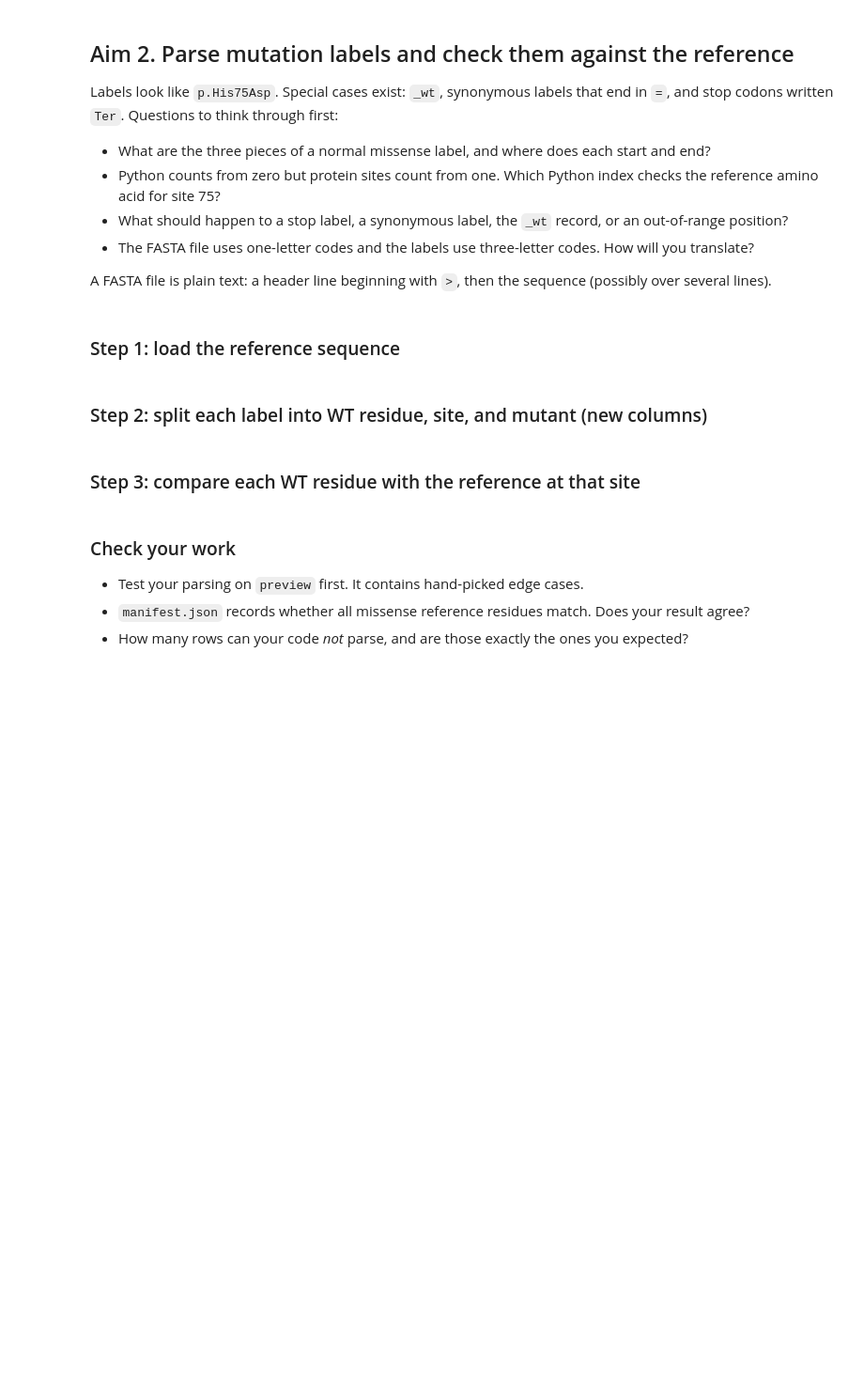
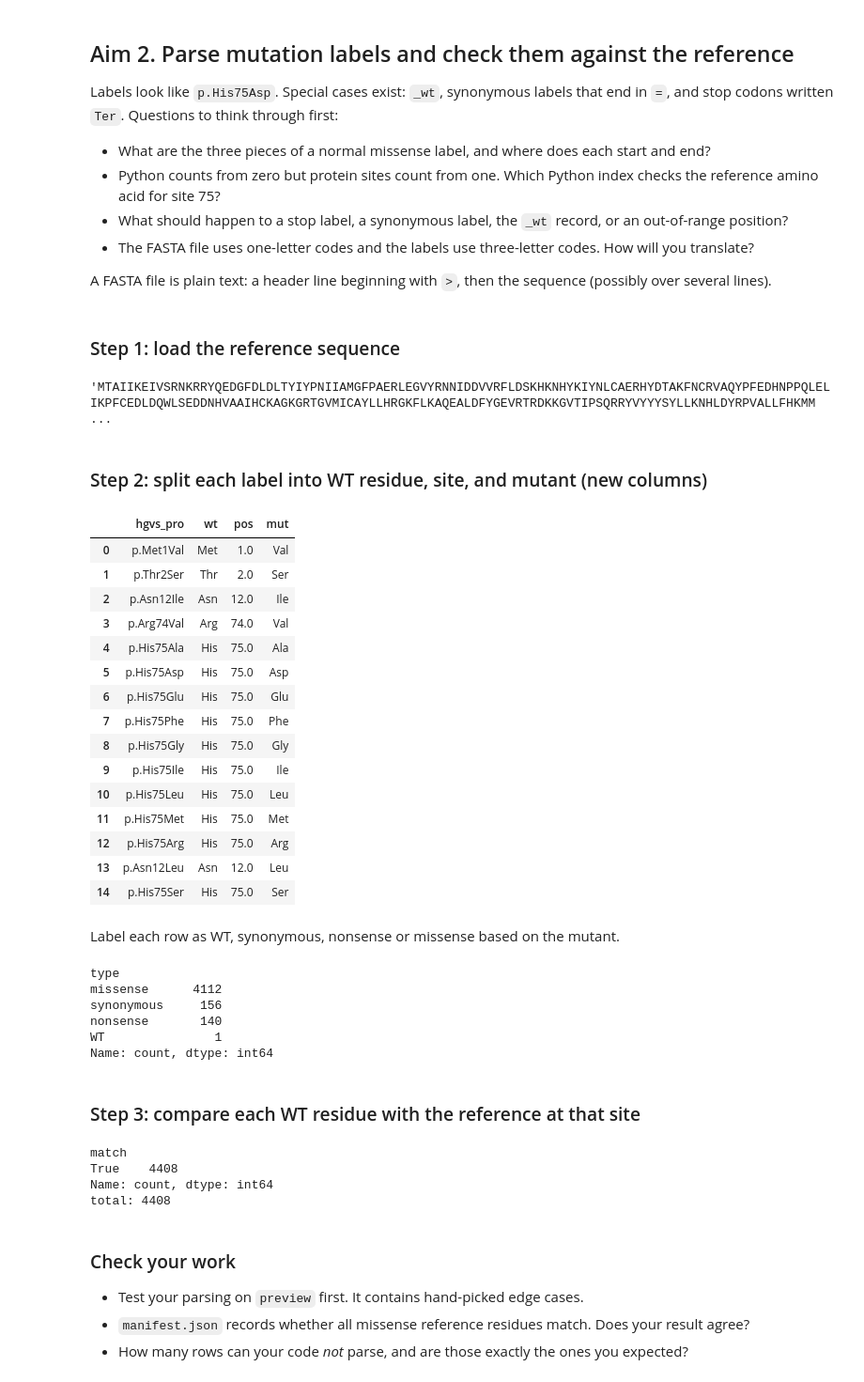
Before and after one commit to Vijay-Kiran-C/CMSB_Python1_Proj1_MAVE, a Jupyter notebook: code/final_code/session-2-dataAudit.ipynb, the cells around one changed output. Shown at 94% size. Saved outputs shown, nothing was run; the diff lists cells and outputs as text; code cells hidden in the pictures; blank space fills up the shorter version.

```diff
--- a/code/final_code/session-2-dataAudit.ipynb
+++ b/code/final_code/session-2-dataAudit.ipynb
@@ -83,10 +143,69 @@ Labels look like `p.His75Asp`. Special cases exist: `_wt`, synonymous labels tha
 A FASTA file is plain text: a header line beginning with `>`, then the sequence (possibly over several lines).
 # %% [markdown]
 ### Step 1: load the reference sequence
+# %%
+lines = open(fasta_path).read().split()
+ref_seq = "".join(l for l in lines if not l.startswith(">"))
+ref_seq
+# %% [output]
+'MTAIIKEIVSRNKRRYQEDGFDLDLTYIYPNIIAMGFPAERLEGVYRNNIDDVVRFLDSKHKNHYKIYNLCAERHYDTAKFNCRVAQYPFEDHNPPQLELIKPFCEDLDQWLSEDDNHVAAIHCKAGKGRTGVMICAYLLHRGKFLKAQEALDFYGEVRTRDKKGVTIPSQRRYVYYYSYLLKNHLDYRPVALLFHKMM ...
 # %% [markdown]
 ### Step 2: split each label into WT residue, site, and mutant (new columns)
+# %%
+parts = scores_raw["hgvs_pro"].str.extract(r"p\.([A-Z][a-z]{2})(\d+)([A-Z][a-z]{2}|=)")
+scores_raw["wt"], scores_raw["pos"], scores_raw["mut"] = parts[0], parts[1].astype(float), parts[2]
+scores_raw[["hgvs_pro", "wt", "pos", "mut"]].head(15)
+# %% [output]
+|  | hgvs_pro | wt | pos | mut |
+| 0 | p.Met1Val | Met | 1.0 | Val |
+| 1 | p.Thr2Ser | Thr | 2.0 | Ser |
+| 2 | p.Asn12Ile | Asn | 12.0 | Ile |
+| 3 | p.Arg74Val | Arg | 74.0 | Val |
+| 4 | p.His75Ala | His | 75.0 | Ala |
+| 5 | p.His75Asp | His | 75.0 | Asp |
+| 6 | p.His75Glu | His | 75.0 | Glu |
+| 7 | p.His75Phe | His | 75.0 | Phe |
+| 8 | p.His75Gly | His | 75.0 | Gly |
+| 9 | p.His75Ile | His | 75.0 | Ile |
+| 10 | p.His75Leu | His | 75.0 | Leu |
+| 11 | p.His75Met | His | 75.0 | Met |
+| 12 | p.His75Arg | His | 75.0 | Arg |
+| 13 | p.Asn12Leu | Asn | 12.0 | Leu |
+| 14 | p.His75Ser | His | 75.0 | Ser |
+# %% [markdown]
+Label each row as WT, synonymous, nonsense or missense based on the mutant.
+# %%
+def classify(row):
+    if row["hgvs_pro"] == "_wt": return "WT"
+    if row["mut"] == "=" or row["mut"] == row["wt"]: return "synonymous"
+    if row["mut"] == "Ter": return "nonsense"
+    return "missense"
+
+scores_raw["type"] = scores_raw.apply(classify, axis=1)
+scores_raw["type"].value_counts()
+# %% [output]
+type
+missense      4112
+synonymous     156
+nonsense       140
+WT               1
+Name: count, dtype: int64
 # %% [markdown]
 ### Step 3: compare each WT residue with the reference at that site
+# %%
+letter = {"Ala":"A","Arg":"R","Asn":"N","Asp":"D","Cys":"C","Gln":"Q","Glu":"E","Gly":"G","His":"H","Ile":"I",
+      "Leu":"L","Lys":"K","Met":"M","Phe":"F","Pro":"P","Ser":"S","Thr":"T","Trp":"W","Tyr":"Y","Val":"V"}
+
+variants = scores_raw[scores_raw["type"] != "WT"].copy()
+variants["ref"] = variants["pos"].astype(int).map(lambda p: ref_seq[p - 1])
+variants["match"] = variants["wt"].map(letter) == variants["ref"]
+print(variants["match"].value_counts())
+print("total:", variants["match"].value_counts().sum())
+# %% [output]
+match
+True    4408
+Name: count, dtype: int64
+total: 4408
 # %% [markdown]
 ### Check your work
 - Test your parsing on `preview` first. It contains hand-picked edge cases.
```
Also changed, not shown: parts of 11 cells of this notebook, 18 other files.
